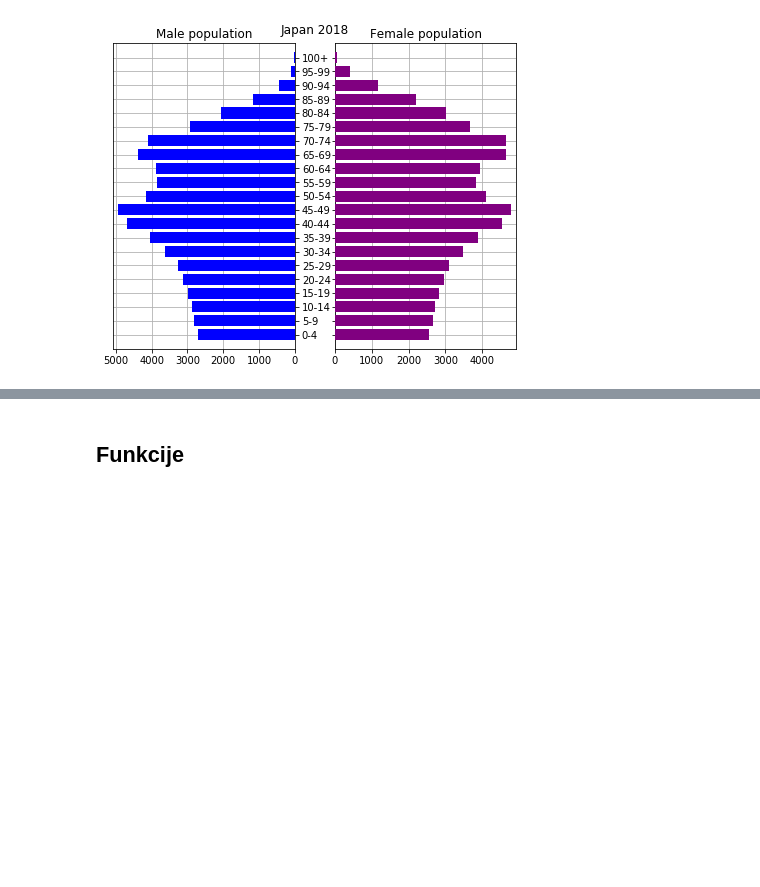
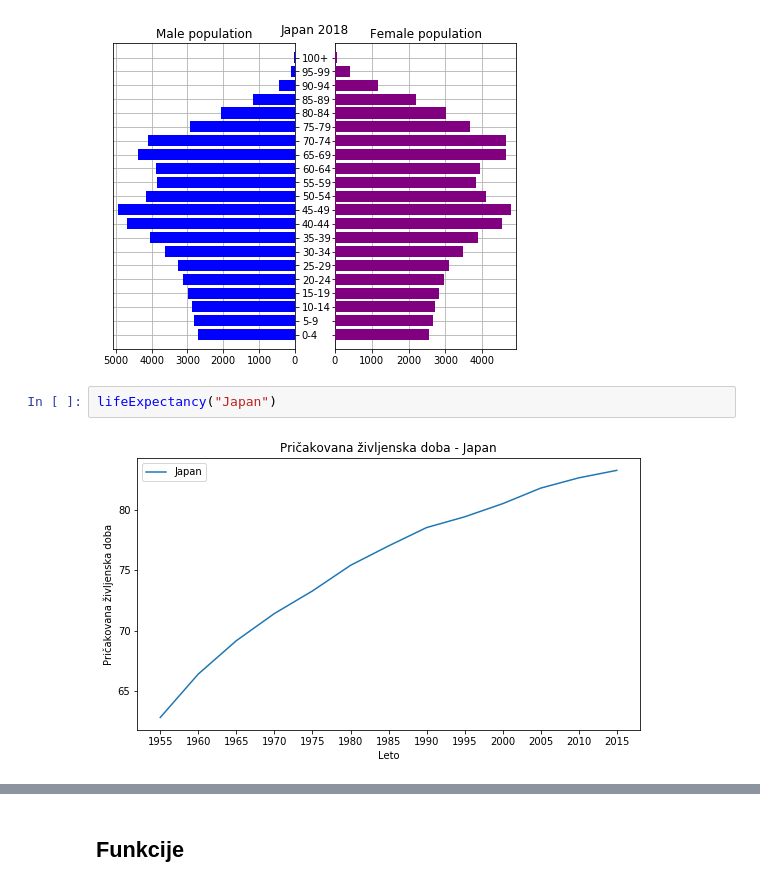
Before and after one commit to MaticSincek/PR18JJMSTB, a Jupyter notebook: vmesno-porocilo.ipynb, the cells around one changed output, grey strips where cells are left out. Cells and saved outputs as stored; diff of their text form; blank space fills up the shorter version.

```diff
--- a/vmesno-porocilo.ipynb
+++ b/vmesno-porocilo.ipynb
@@ -268,3 +293,7 @@ ageGroupVisualisation("WPP2017_PopulationByAgeSex_Medium.csv", 2080, "Japan")
 ageGroupVisualisation("WPP2017_PopulationByAgeSex_Medium.csv", 2018, "Japan")
 # %% [output]
 [figure]
+# %%
+lifeExpectancy("Japan")
+# %% [output]
+[figure, added]
```
Also changed, not shown: parts of 22 cells of this notebook.
